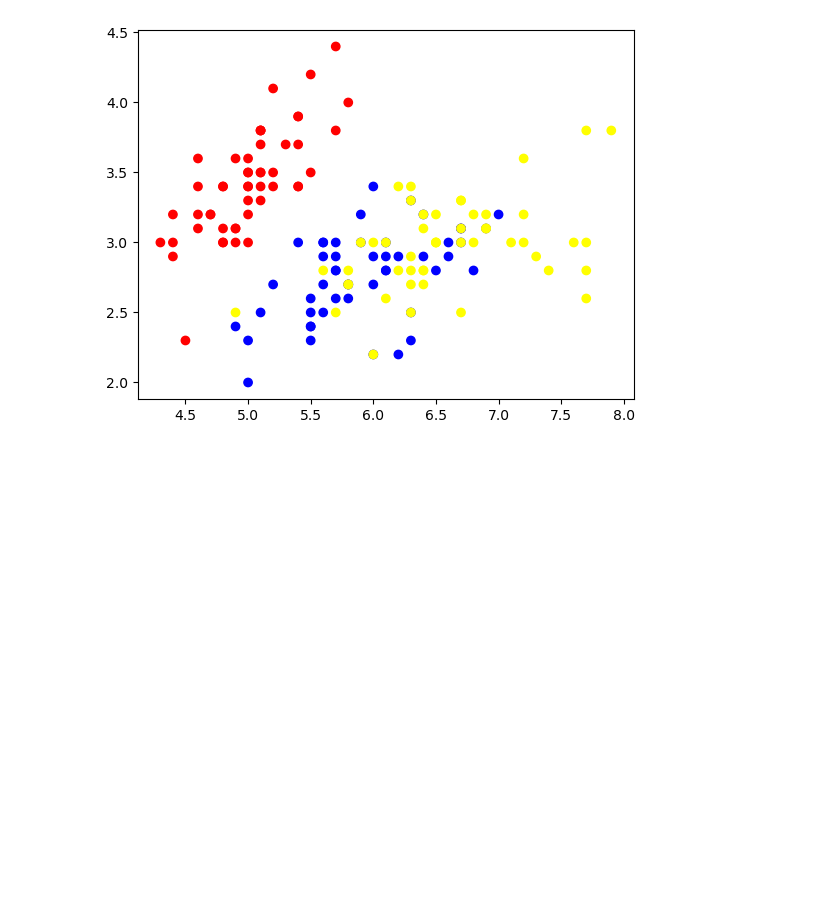
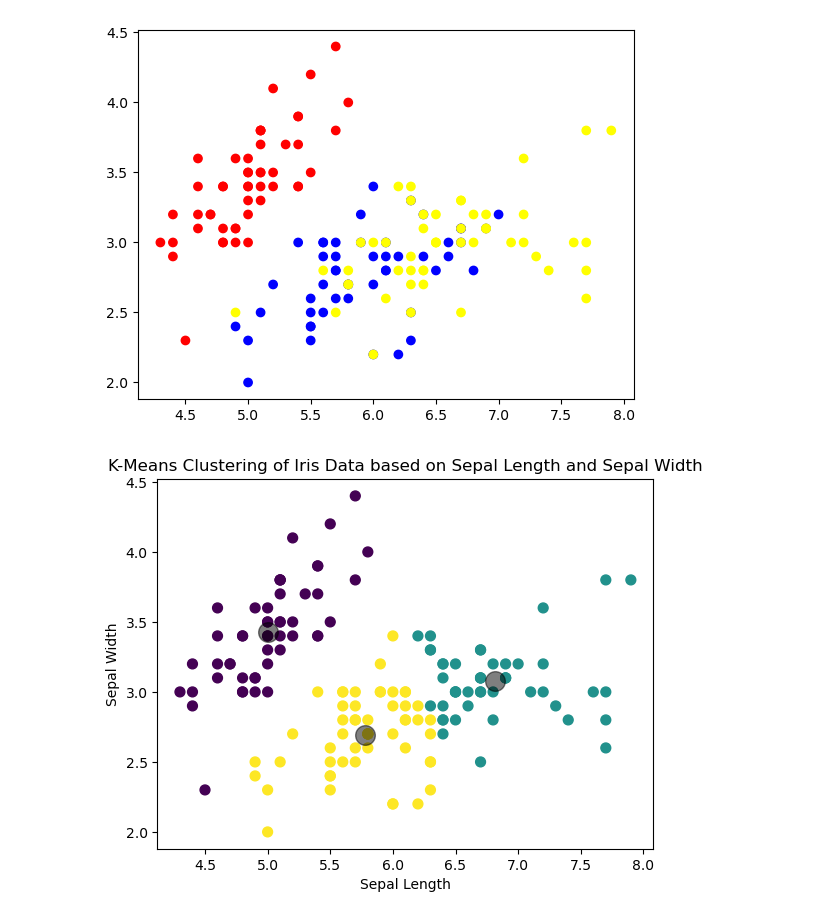
Before and after one commit to Mampah/Artificial-Intelligence, a Jupyter notebook: Ai Group work.ipynb, the cells around one changed output. Saved outputs shown, nothing was run; the diff lists cells and outputs as text; code cells hidden in the pictures; blank space fills up the shorter version.

Commit message:
Updated AI
Papayaw's portion of the work, the last 5 questions

```diff
--- a/Ai Group work.ipynb
+++ b/Ai Group work.ipynb
@@ -92,0 +97,22 @@ X_train, X_test, y_train, y_test = train_test_split(X, y,test_size=0.7)
+# %%
+from sklearn.cluster import KMeans
+
+# Prepare the data
+iris = pd.read_csv(r"C:\Users\Papayaw\Documents\GitHub\Machine_Learning\Artificial-Intelligence\iris.csv")
+X = iris[['sepal.length', 'sepal.width']]
+
+# Perform k-means clustering
+kmeans = KMeans(n_clusters=3, random_state=42)
+kmeans.fit(X)
+y_pred = kmeans.predict(X)
+
+# Visualize the clusters
+plt.scatter(X.iloc[:, 0], X.iloc[:, 1], c=y_pred, s=50, cmap='viridis')
+centers = kmeans.cluster_centers_
+plt.scatter(centers[:, 0], centers[:, 1], c='black', s=200, alpha=0.5);
+plt.title('K-Means Clustering of Iris Data based on Sepal Length and Sepal Width')
+plt.xlabel('Sepal Length')
+plt.ylabel('Sepal Width')
+plt.show()
+# %% [output]
+[figure, added]
```
Also changed, not shown: parts of 12 cells of this notebook.
